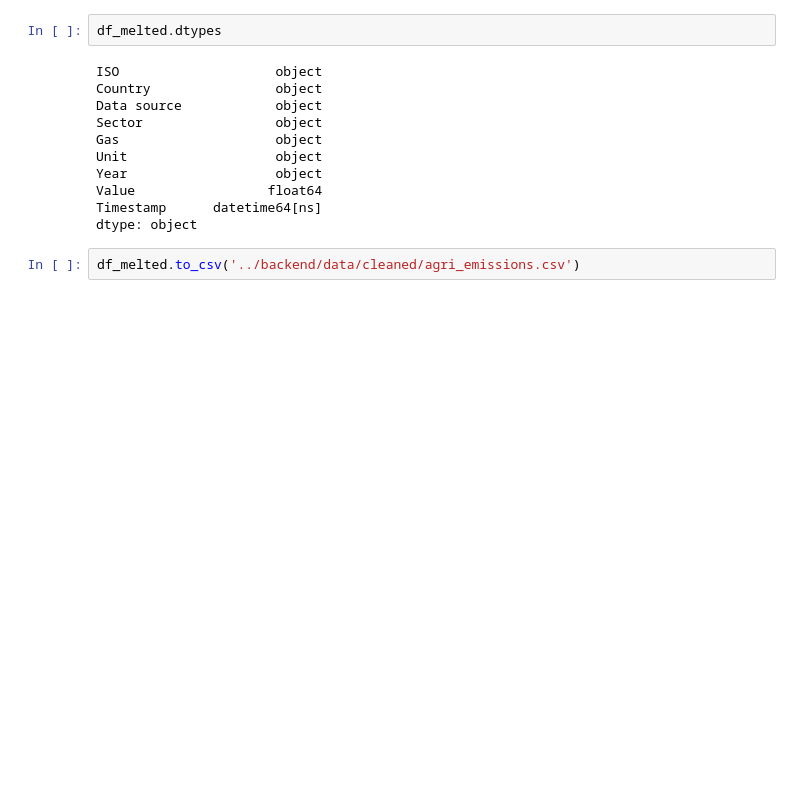
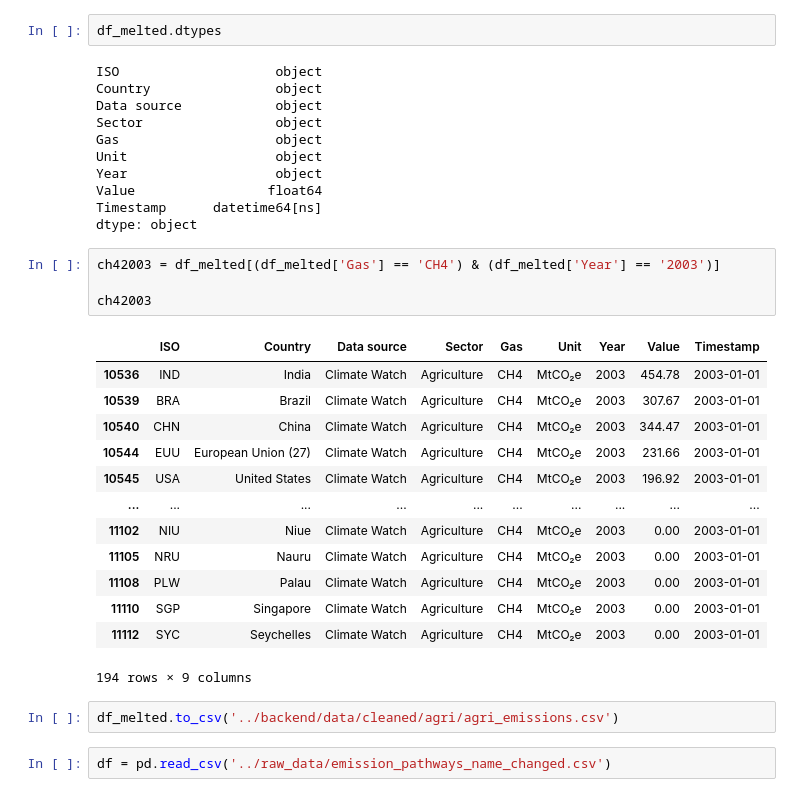
Before and after one commit to 0xTonadotirunt/VABI-Dashboard, a Jupyter notebook: scripts/merg_AGRI.ipynb, the cells around one changed output. Cells and saved outputs as stored; diff of their text form; blank space fills up the shorter version.

```diff
--- a/scripts/merg_AGRI.ipynb
+++ b/scripts/merg_AGRI.ipynb
@@ -31,5 +34,25 @@ Year                   object
 Value                 float64
 Timestamp      datetime64[ns]
 dtype: object
+# %%
+ch42003 = df_melted[(df_melted['Gas'] == 'CH4') & (df_melted['Year'] == '2003')]
+
+ch42003
+# %% [output]
+|  | ISO | Country | Data source | Sector | Gas | Unit | Year | Value | Timestamp |
+| 10536 | IND | India | Climate Watch | Agriculture | CH4 | MtCO₂e | 2003 | 454.78 | 2003-01-01 |
+| 10539 | BRA | Brazil | Climate Watch | Agriculture | CH4 | MtCO₂e | 2003 | 307.67 | 2003-01-01 |
+| 10540 | CHN | China | Climate Watch | Agriculture | CH4 | MtCO₂e | 2003 | 344.47 | 2003-01-01 |
+| 10544 | EUU | European Union (27) | Climate Watch | Agriculture | CH4 | MtCO₂e | 2003 | 231.66 | 2003-01-01 |
+| 10545 | USA | United States | Climate Watch | Agriculture | CH4 | MtCO₂e | 2003 | 196.92 | 2003-01-01 |
+| ... | ... | ... | ... | ... | ... | ... | ... | ... | ... |
+| 11102 | NIU | Niue | Climate Watch | Agriculture | CH4 | MtCO₂e | 2003 | 0.00 | 2003-01-01 |
+| 11105 | NRU | Nauru | Climate Watch | Agriculture | CH4 | MtCO₂e | 2003 | 0.00 | 2003-01-01 |
+| 11108 | PLW | Palau | Climate Watch | Agriculture | CH4 | MtCO₂e | 2003 | 0.00 | 2003-01-01 |
+| 11110 | SGP | Singapore | Climate Watch | Agriculture | CH4 | MtCO₂e | 2003 | 0.00 | 2003-01-01 |
+| 11112 | SYC | Seychelles | Climate Watch | Agriculture | CH4 | MtCO₂e | 2003 | 0.00 | 2003-01-01 |
+194 rows × 9 columns
 # %%
-df_melted.to_csv('../backend/data/cleaned/agri_emissions.csv')
+df_melted.to_csv('../backend/data/cleaned/agri/agri_emissions.csv')
+# %%
+df = pd.read_csv('../raw_data/emission_pathways_name_changed.csv')
```
Also changed, not shown: parts of 8 cells of this notebook, 14 other files.
